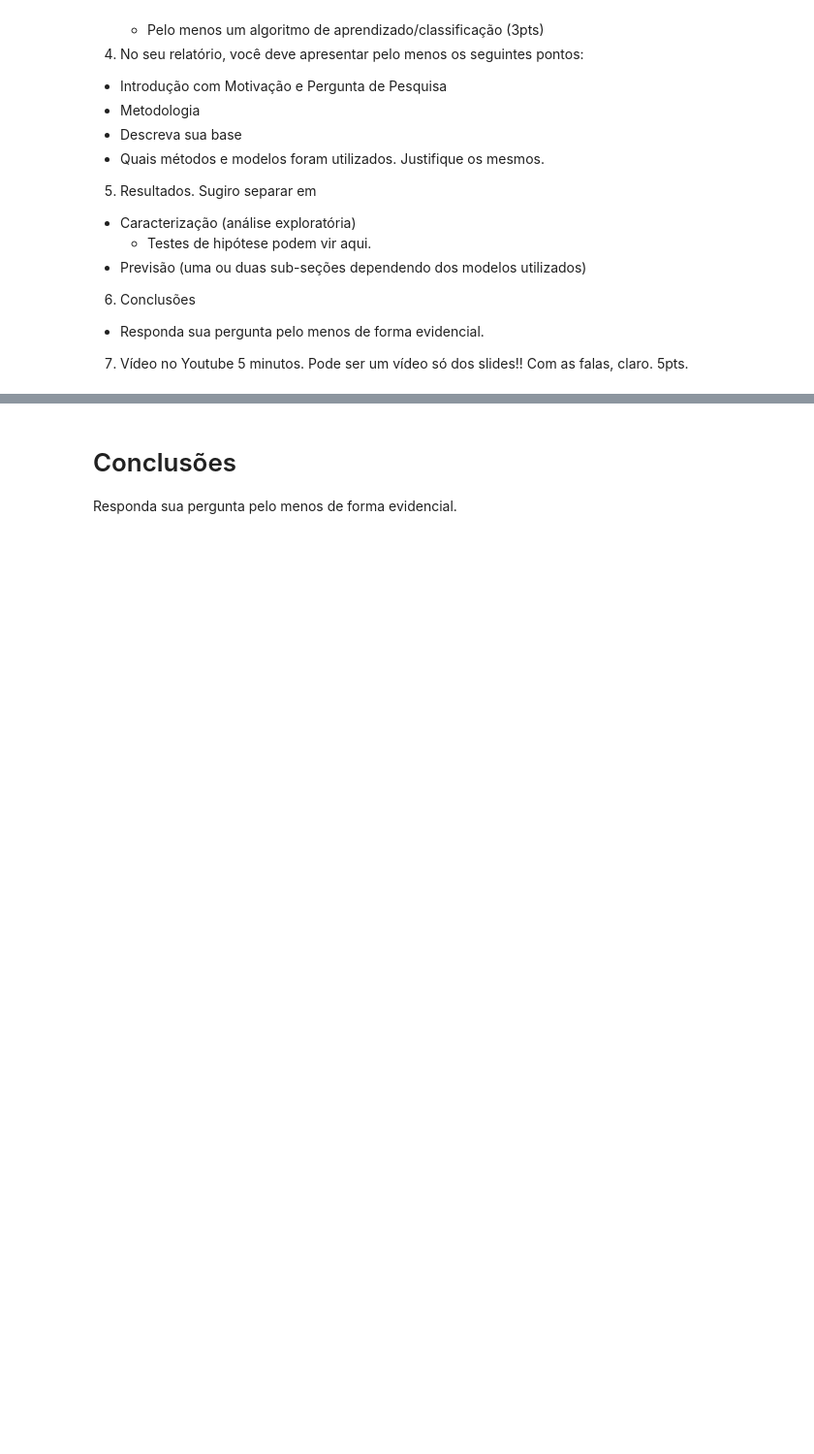
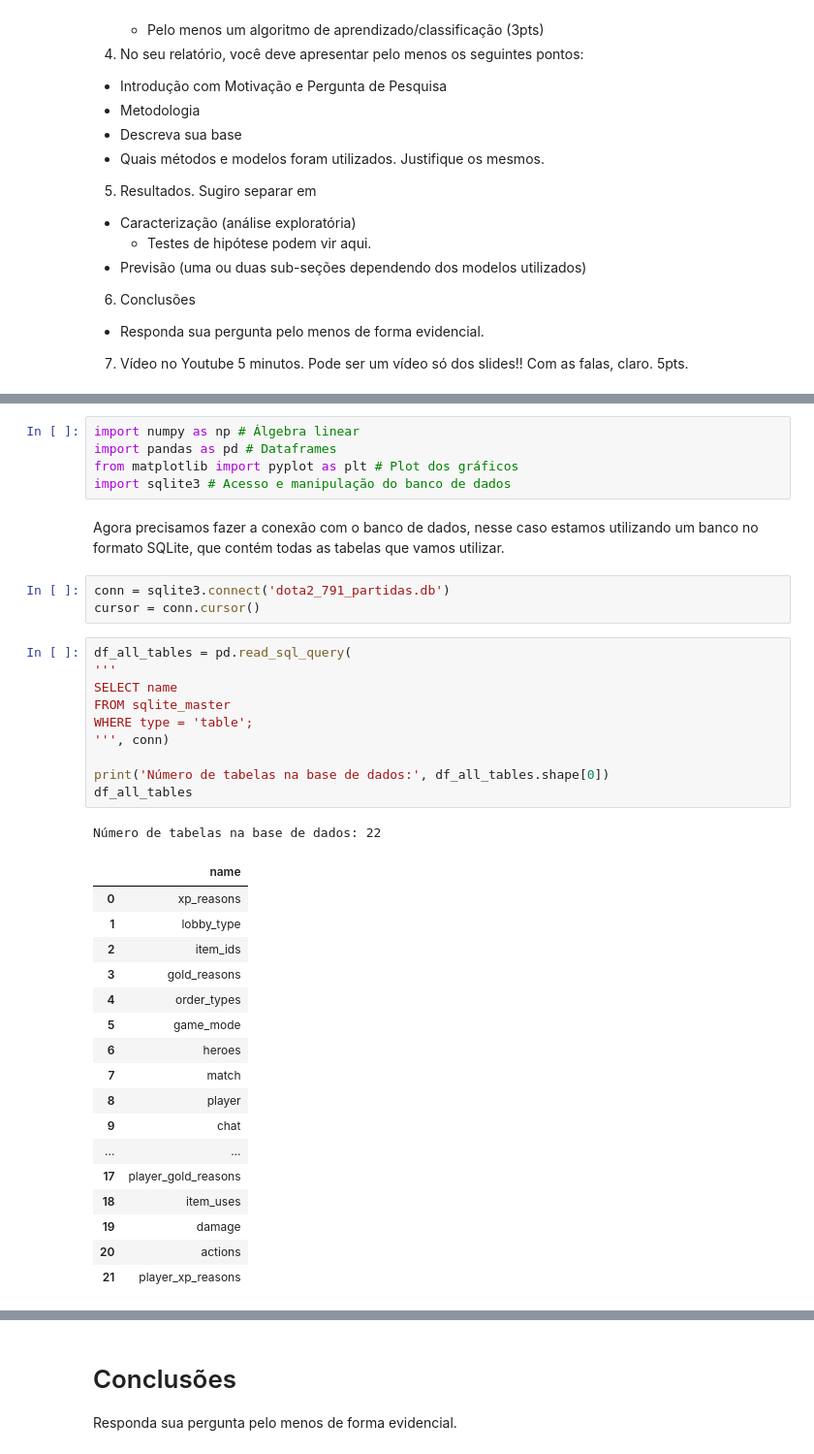
Before and after one commit to gabrielspires/Projeto-ICD, a Jupyter notebook: Projeto-ICD.ipynb, the cells around one changed output, grey strips where cells are left out. Shown at 97% size. Drawn from its saved outputs; the diff is of its cells as text; blank space fills up the shorter version.

```diff
--- a/Projeto-ICD.ipynb
+++ b/Projeto-ICD.ipynb
@@ -83,0 +83,39 @@ Justifique os mesmos.
+# %%
+import numpy as np # Álgebra linear
+import pandas as pd # Dataframes
+from matplotlib import pyplot as plt # Plot dos gráficos
+import sqlite3 # Acesso e manipulação do banco de dados
+# %% [markdown]
+Agora precisamos fazer a conexão com o banco de dados, nesse caso estamos utilizando um banco no formato SQLite, que contém todas as tabelas que vamos utilizar.
+# %%
+conn = sqlite3.connect('dota2_791_partidas.db')
+cursor = conn.cursor()
+# %%
+df_all_tables = pd.read_sql_query(
+'''
+SELECT name
+FROM sqlite_master
+WHERE type = 'table';
+''', conn)
+
+print('Número de tabelas na base de dados:', df_all_tables.shape[0])
+df_all_tables
+# %% [output]
+Número de tabelas na base de dados: 22
+|  | name |
+| 0 | xp_reasons |
+| 1 | lobby_type |
+| 2 | item_ids |
+| 3 | gold_reasons |
+| 4 | order_types |
+| 5 | game_mode |
+| 6 | heroes |
+| 7 | match |
+| 8 | player |
+| 9 | chat |
+| ... | ... |
+| 17 | player_gold_reasons |
+| 18 | item_uses |
+| 19 | damage |
+| 20 | actions |
+| 21 | player_xp_reasons |
```
Also changed, not shown: parts of 6 cells of this notebook.
